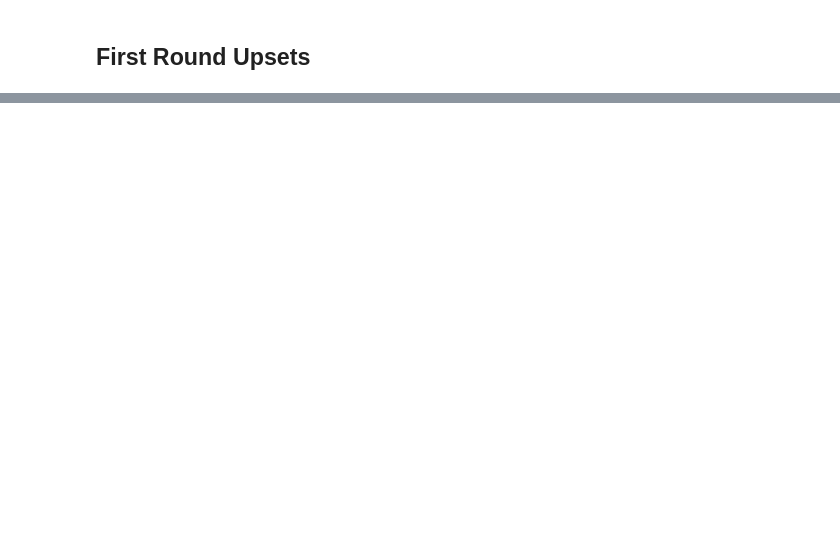
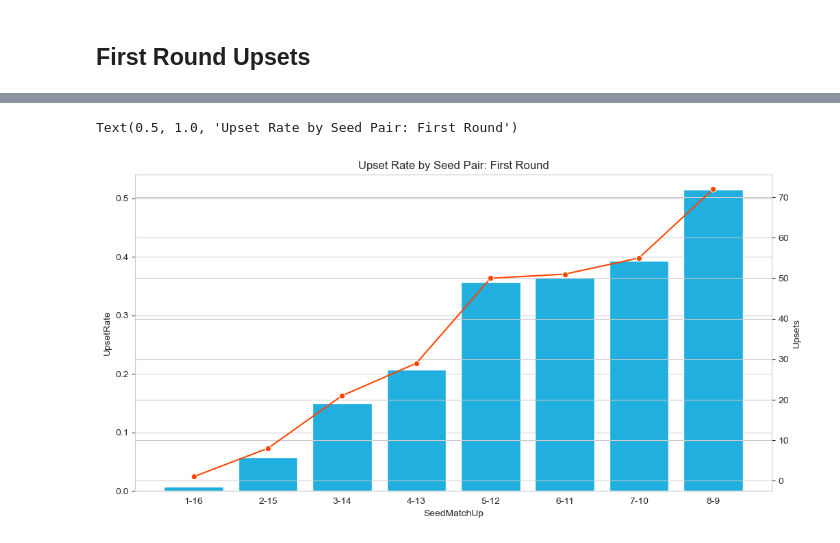
Before and after one commit to rhalemsc/NCAAT-Analysis, a Jupyter notebook: Tournament_Stats.ipynb, the cells around one changed output, grey strips where cells are left out. Cells and saved outputs as stored; diff of their text form; code cells hidden in the pictures; blank space fills up the shorter version.

```diff
--- a/Tournament_Stats.ipynb
+++ b/Tournament_Stats.ipynb
@@ -167,0 +192,17 @@ Text(0.5, 1.0, 'Upset Rate by Seed Pair: First Round')
+# %%
+fig, ax1 = plt.subplots(figsize=(12,6))
+
+ax1 = sns.barplot(data = df_first_rnd_upsets,
+            x='SeedMatchUp',
+            y='UpsetRate',
+            color='deepskyblue',
+            ax = ax1)
+ax2 = ax1.twinx()
+
+sns.lineplot(data = df_first_rnd_upsets,
+            x='SeedMatchUp',
+            y='Upsets',
+            color='orangered', marker='o', sort = False, ax=ax2).set_title('Upset Rate by Seed Pair: First Round')
+# %% [output]
+Text(0.5, 1.0, 'Upset Rate by Seed Pair: First Round')
+[figure, added]
```
Also changed, not shown: parts of 13 cells of this notebook.
